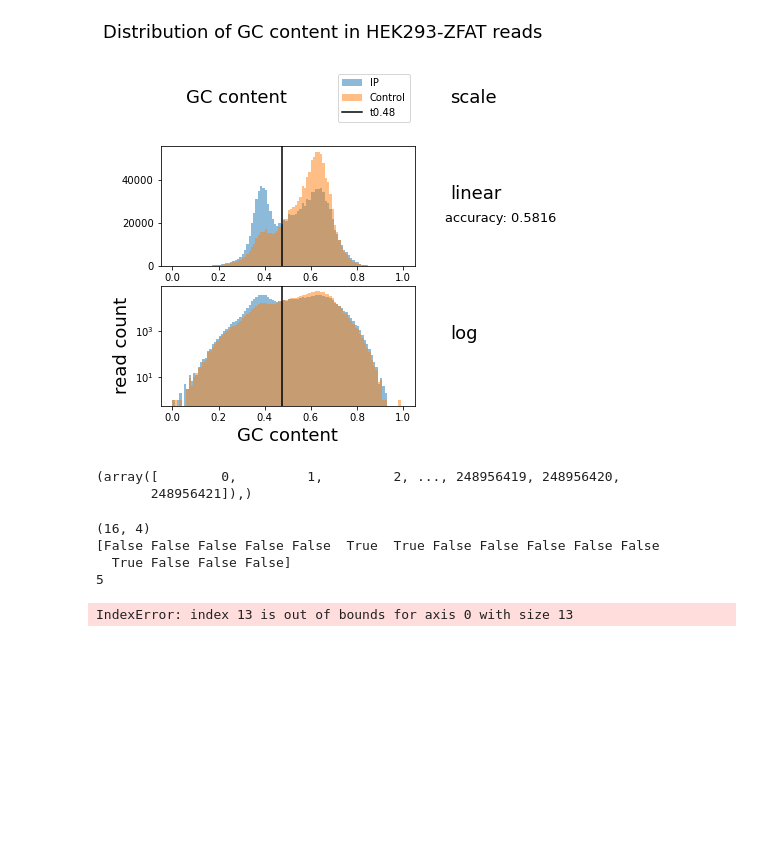
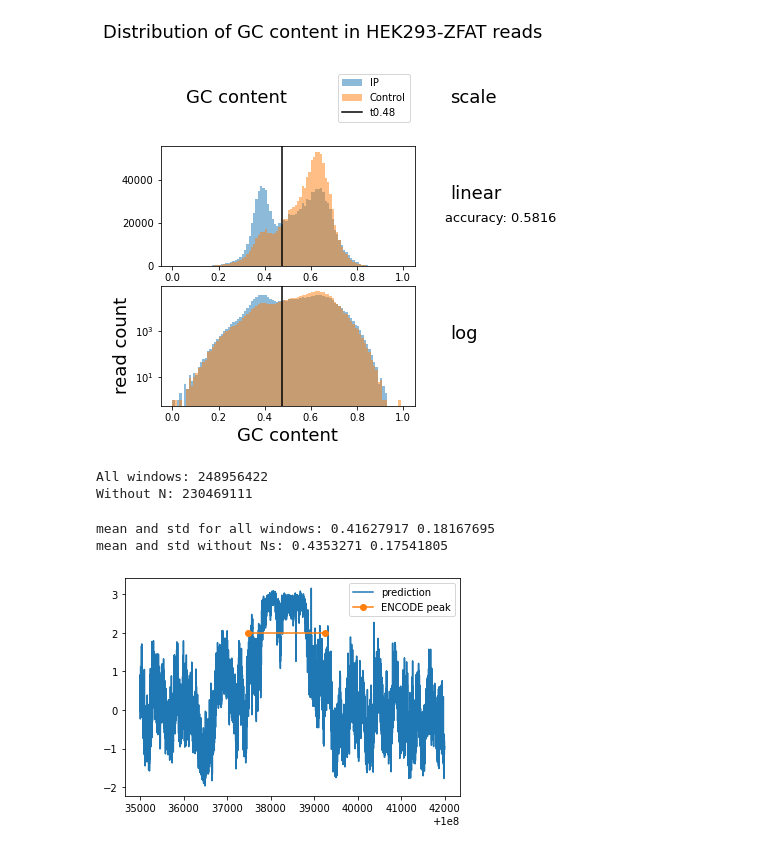
Before and after one commit to Alexwestbrook/mnhn-internship_DeepCNN_ChIP-seq, a Jupyter notebook: plot_distributions.ipynb, the cells around one changed output. Cells and saved outputs as stored; diff of their text form; code cells hidden in the pictures; blank space fills up the shorter version.

```diff
--- a/plot_distributions.ipynb
+++ b/plot_distributions.ipynb
@@ -557,20 +557,38 @@ importlib.reload(utils)
 chr_file='../shared_folder/Human/assembly/chr1.npz'
 with np.load(chr_file) as f:
     one_hot_chr = f['one_hot_genome']
-utils.remove_windows_with_N(one_hot_chr)
+valid_window_idx = utils.remove_windows_with_N(one_hot_chr, 101)
-# %% [output]
-(array([        0,         1,         2, ..., 248956419, 248956420,
-       248956421]),)
-# %%
-importlib.reload(utils)
-seq = 'ACGTCNNCGCTANGCT'
-one_hot = utils.one_hot_encoding([seq], read_length=len(seq))[0]
-print(one_hot.shape)
-indexes = utils.remove_windows_with_N(one_hot, 4)
-print(indexes)
-# %% [output]
-(16, 4)
-[False False False False False  True  True False False False False False
-  True False False False]
-5
-IndexError: index 13 is out of bounds for axis 0 with size 13
+# %%
+print('All windows:', len(one_hot_chr))
+print('Without N:', len(valid_window_idx))
+# %% [output]
+All windows: 248956422
+Without N: 230469111
+# %%
+with np.load('../shared_folder/H3K27ac/results/model_inception2.2/preds_model_inception2.2_on_chr1.npz') as f:
+    preds = f['pred'].ravel()
+# %%
+mean = np.mean(preds)
+std = np.std(preds)
+rel_preds = preds[valid_window_idx]
+rel_mean = np.mean(rel_preds)
+rel_std = np.std(rel_preds)
+print('mean and std for all windows:', mean, std)
+print('mean and std without Ns:', rel_mean, rel_std)
+
+z_score_preds = (preds - rel_mean)/rel_std
+z_score_rel_preds = z_score_preds[valid_window_idx]
+# %% [output]
+mean and std for all windows: 0.41627917 0.18167695
+mean and std without Ns: 0.4353271 0.17541805
+# %%
+window = np.arange(100_035_000, 100_042_000)
+peak_start = 100_037_491
+peak_end = 100_039_259
+plt.plot(window, z_score_preds[window], label='prediction')
+plt.plot([peak_start, peak_end], [2, 2], marker = 'o', label='ENCODE peak')
+plt.legend()
+plt.show()
+plt.close()
+# %% [output]
+[figure, added]
```
Also changed, not shown: parts of 8 cells of this notebook.
